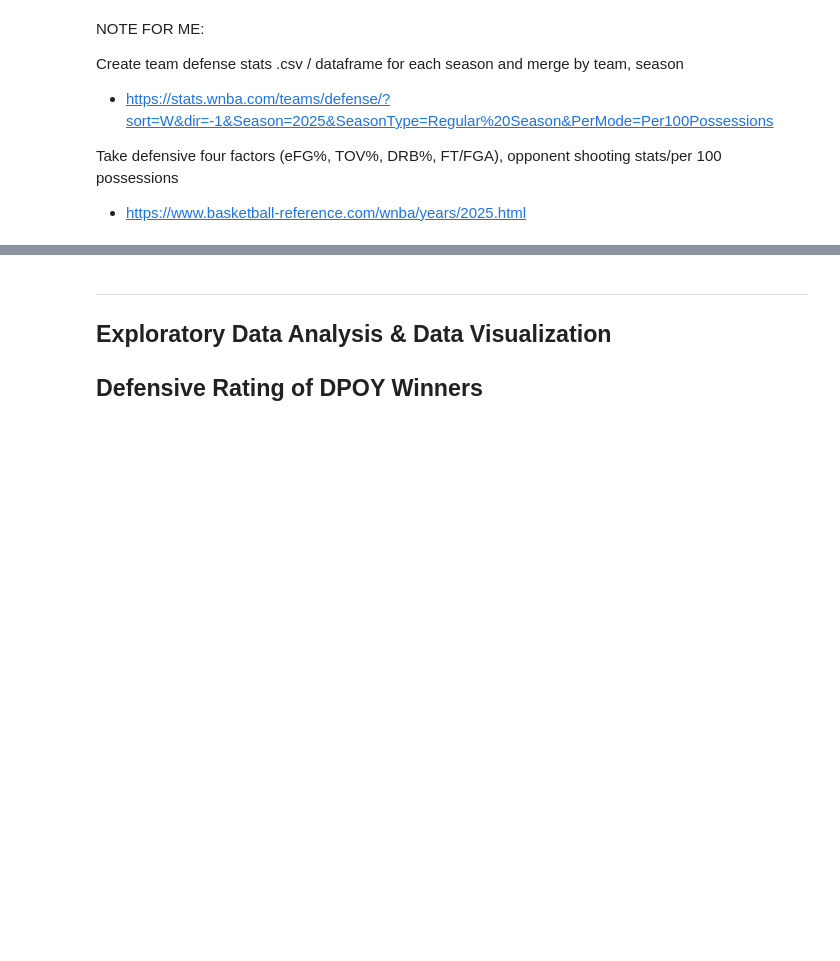
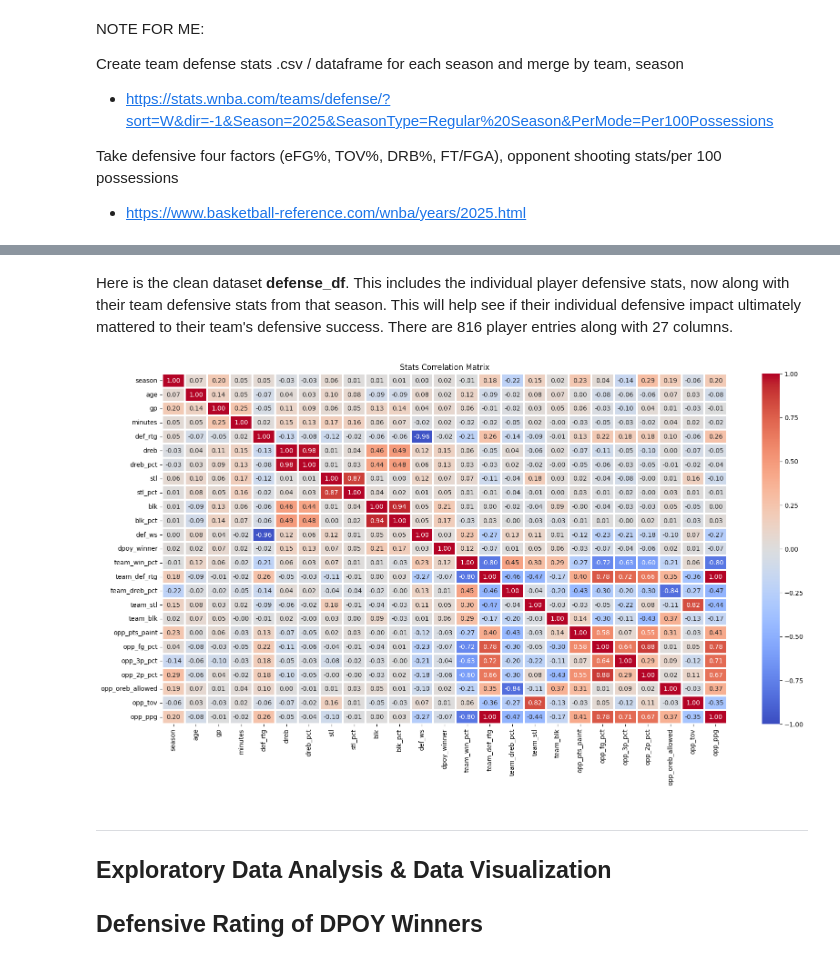
Before and after one commit to aidandreyes/WNBA-DPOY-Predictor, a Jupyter notebook: wnba_defense_09_19_2026.ipynb, the cells around one changed output, grey strips where cells are left out. Drawn from its saved outputs; the diff is of its cells as text; code cells hidden in the pictures; blank space fills up the shorter version.

Commit message:
Merged player and team stats, final dataset now cleaned

```diff
--- a/wnba_defense_09_19_2026.ipynb
+++ b/wnba_defense_09_19_2026.ipynb
@@ -47,3 +51,5 @@ defense_2022 = pd.read_csv('/content/wnba_defense_2022.csv')
 defense_2023 = pd.read_csv('/content/wnba_defense_2023.csv')
 defense_2024 = pd.read_csv('/content/wnba_defense_2024.csv')
 defense_2025 = pd.read_csv('/content/wnba_defense_2025.csv')
+team_defense = pd.read_csv('/content/team_defense.csv')
+opponent_stats = pd.read_csv('/content/team_opponent_stats.csv')
@@ -70,0 +96,3 @@ for winner in winners:
+# %%
+# Standardize 'PHX' to 'PHO' in player_df
+player_df['team'] = player_df['team'].replace({'PHX': 'PHO'})
@@ -70,0 +101,25 @@ for winner in winners:
+# %%
+# Convert team names on team_df to abbreviation to match player_df
+abbreviation_mapping = {
+    'Atlanta Dream': 'ATL',
+    'Chicago Sky': 'CHI',
+    'Connecticut Sun': 'CON',
+    'Dallas Wings': 'DAL',
+    'Golden State Valkyries': 'GSV',
+    'Indiana Fever': 'IND',
+    'Las Vegas Aces': 'LVA',
+    'Los Angeles Sparks': 'LAS',
+    'Minnesota Lynx': 'MIN',
+    'New York Liberty': 'NYL',
+    'Phoenix Mercury': 'PHO',
+    'Seattle Storm': 'SEA',
+    'Washington Mystics': 'WAS'
+}
+
+# Apply the mapping to the 'team' column in team_df
+team_df['team'] = team_df['team'].replace(abbreviation_mapping)
+# %%
+# Merge player and team into one big data frame
+defense_df = pd.merge(player_df, team_df, on=['season', 'team'], how='inner')
+
+defense_df.info()
@@ -71,3 +144,21 @@ for winner in winners:
+# %% [markdown]
+Here is the clean dataset **defense_df**. This includes the individual player defensive stats, now along with their team defensive stats from that season. This will help see if their individual defensive impact ultimately mattered to their team's defensive success. There are 816 player entries along with 27 columns.
+# %%
+matrix = defense_df.corr(numeric_only=True)
+plt.figure(figsize=(20, 10))
+sns.heatmap(
+    matrix,
+    annot=True,
+    cmap='coolwarm',
+    vmin=-1, vmax=1,
+    fmt=".2f",
+    linewidths=1.5
+)
+
+plt.title('Stats Correlation Matrix')
+plt.show()
+# %% [output]
+[figure, added]
 # %% [markdown]
 
 
```
Also changed, not shown: parts of 14 cells of this notebook.
